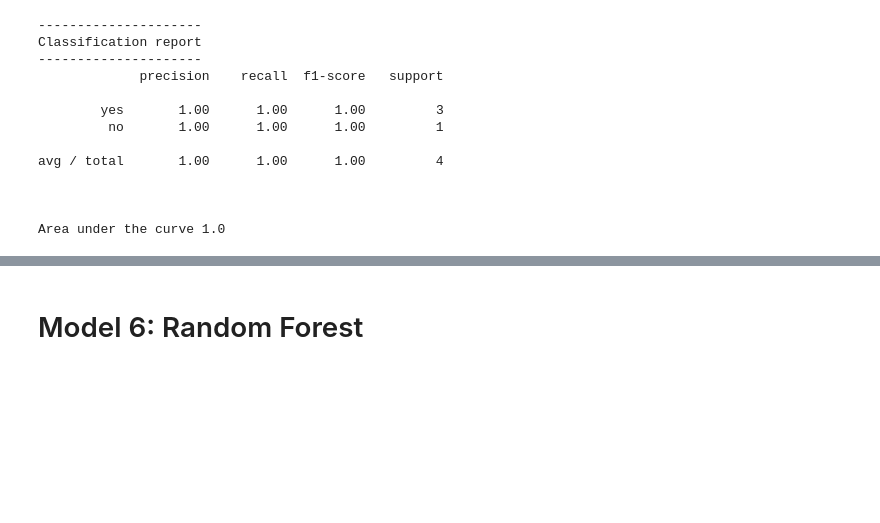
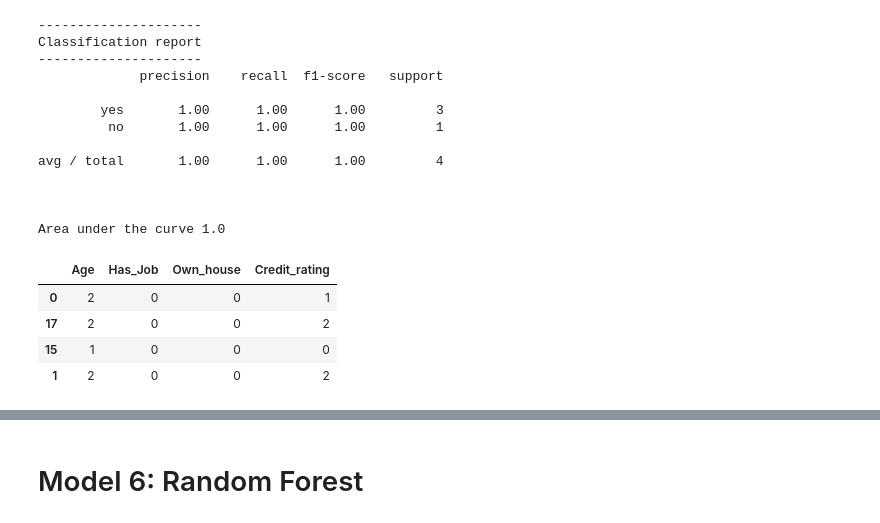
Before and after one commit to SSaishruthi/women_who_code_part_2, a Jupyter notebook: classification_demo.ipynb, the cells around one changed output, grey strips where cells are left out. Cells and saved outputs as stored; diff of their text form; code cells hidden in the pictures; blank space fills up the shorter version.

```diff
--- a/classification_demo.ipynb
+++ b/classification_demo.ipynb
@@ -31,5 +30,5 @@ import pydotplus
 # %%
-input_data = pd.read_csv("credit_card.csv")
+input_data = pd.read_csv("data/credit_card.csv")
 # %%
 input_data
 # %% [output]
@@ -279,3 +288,11 @@ avg / total       1.00      1.00      1.00         4
 
 
 Area under the curve 1.0
+# %%
+X_test
+# %% [output]
+|  | Age | Has_Job | Own_house | Credit_rating |
+| 0 | 2 | 0 | 0 | 1 |
+| 17 | 2 | 0 | 0 | 2 |
+| 15 | 1 | 0 | 0 | 0 |
+| 1 | 2 | 0 | 0 | 2 |
```
Also changed, not shown: parts of 17 cells of this notebook, 12 other files.
